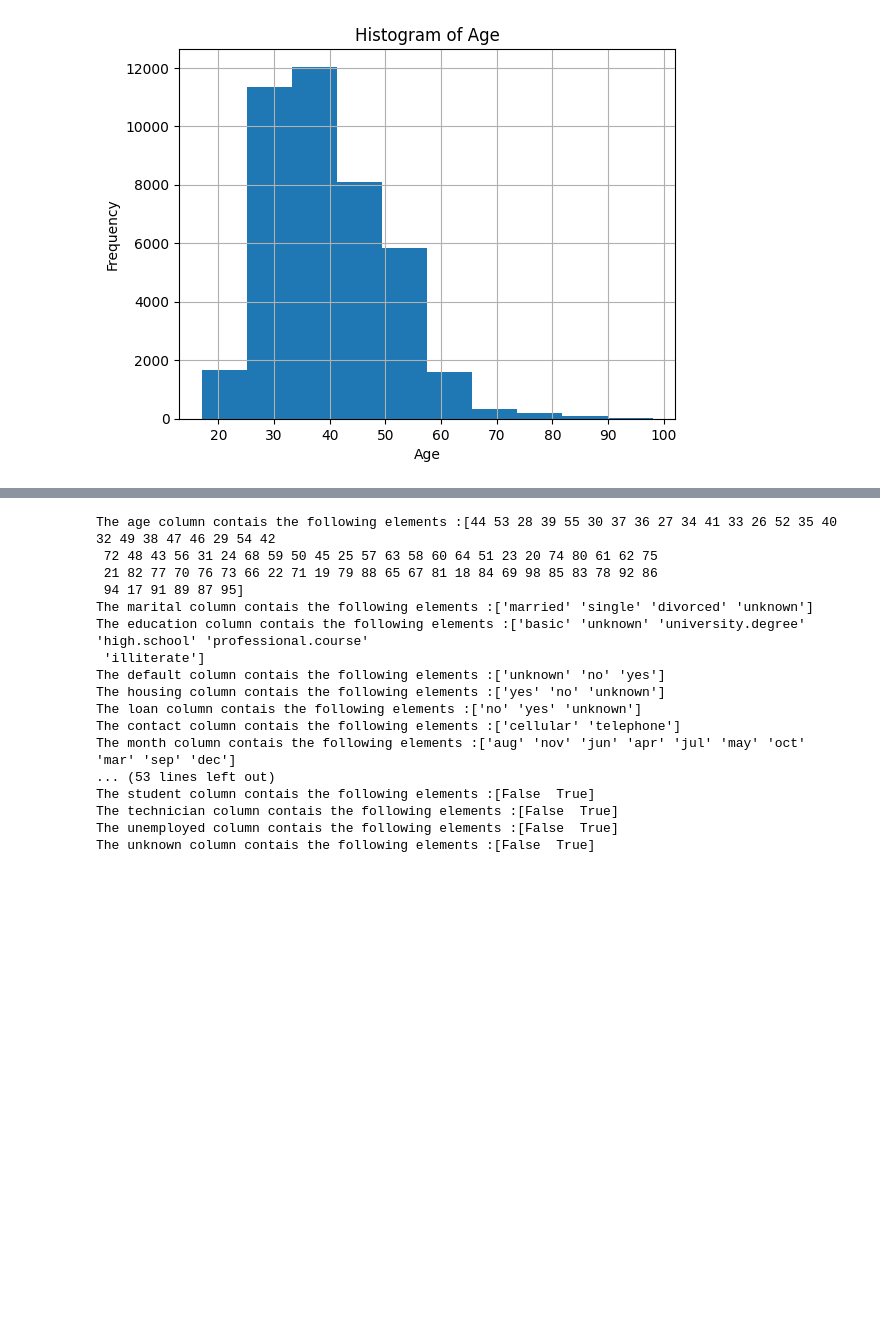
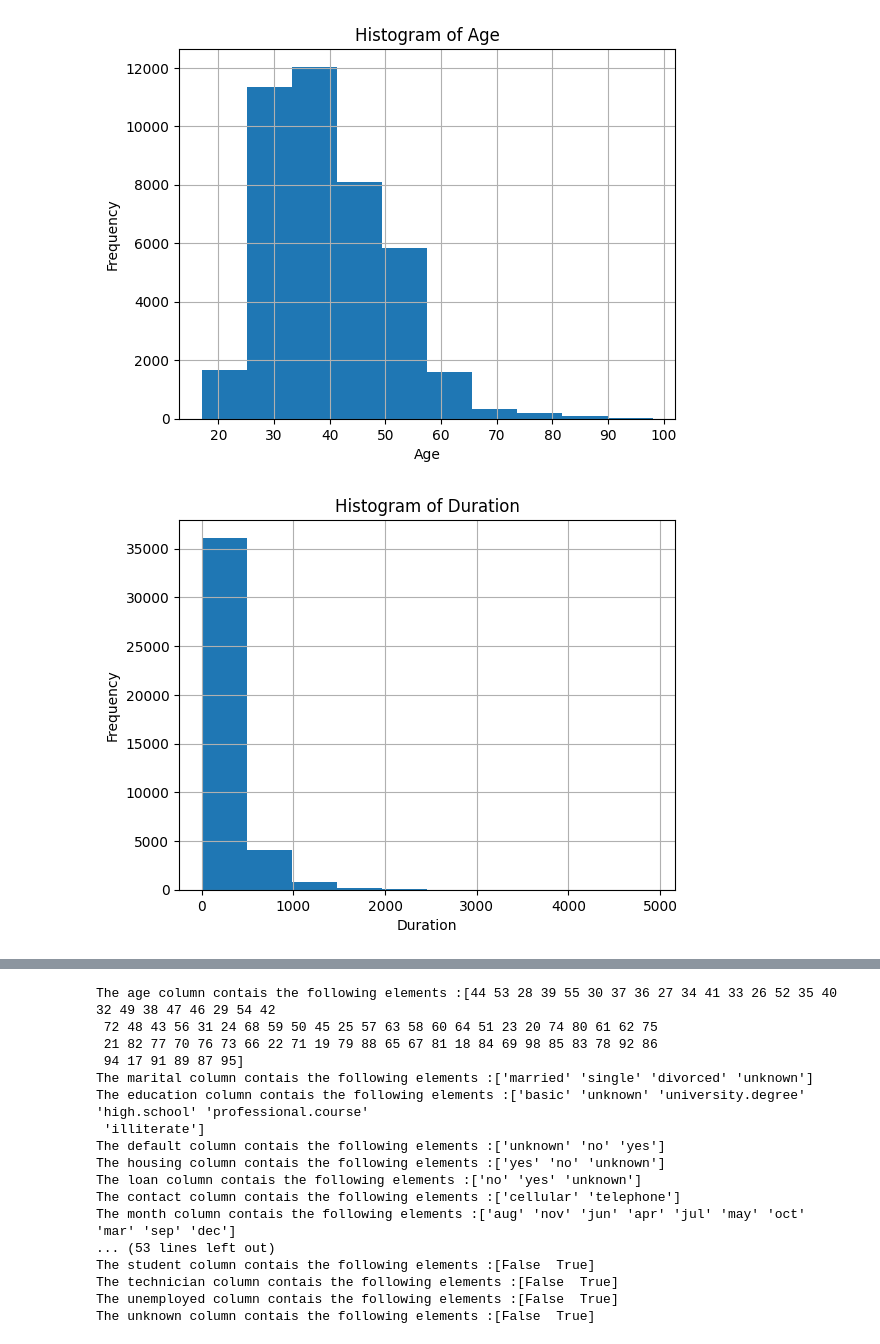
Before and after one commit to MrBigJupiter/LogisticRegression_Sandbox, a Jupyter notebook: log_prac.ipynb, the cells around one changed output, grey strips where cells are left out. Drawn from its saved outputs; the diff is of its cells as text; code cells hidden in the pictures; blank space fills up the shorter version.

```diff
--- a/log_prac.ipynb
+++ b/log_prac.ipynb
@@ -116,3 +116,11 @@ plt.ylabel('Frequency')
 plt.savefig('hist_age')
 # %% [output]
 [figure]
+# %%
+df.duration.hist()
+plt.title('Histogram of Duration')
+plt.xlabel('Duration')
+plt.ylabel('Frequency')
+plt.savefig('hist_duration')
+# %% [output]
+[figure, added]
```
Also changed, not shown: parts of 6 cells of this notebook.
